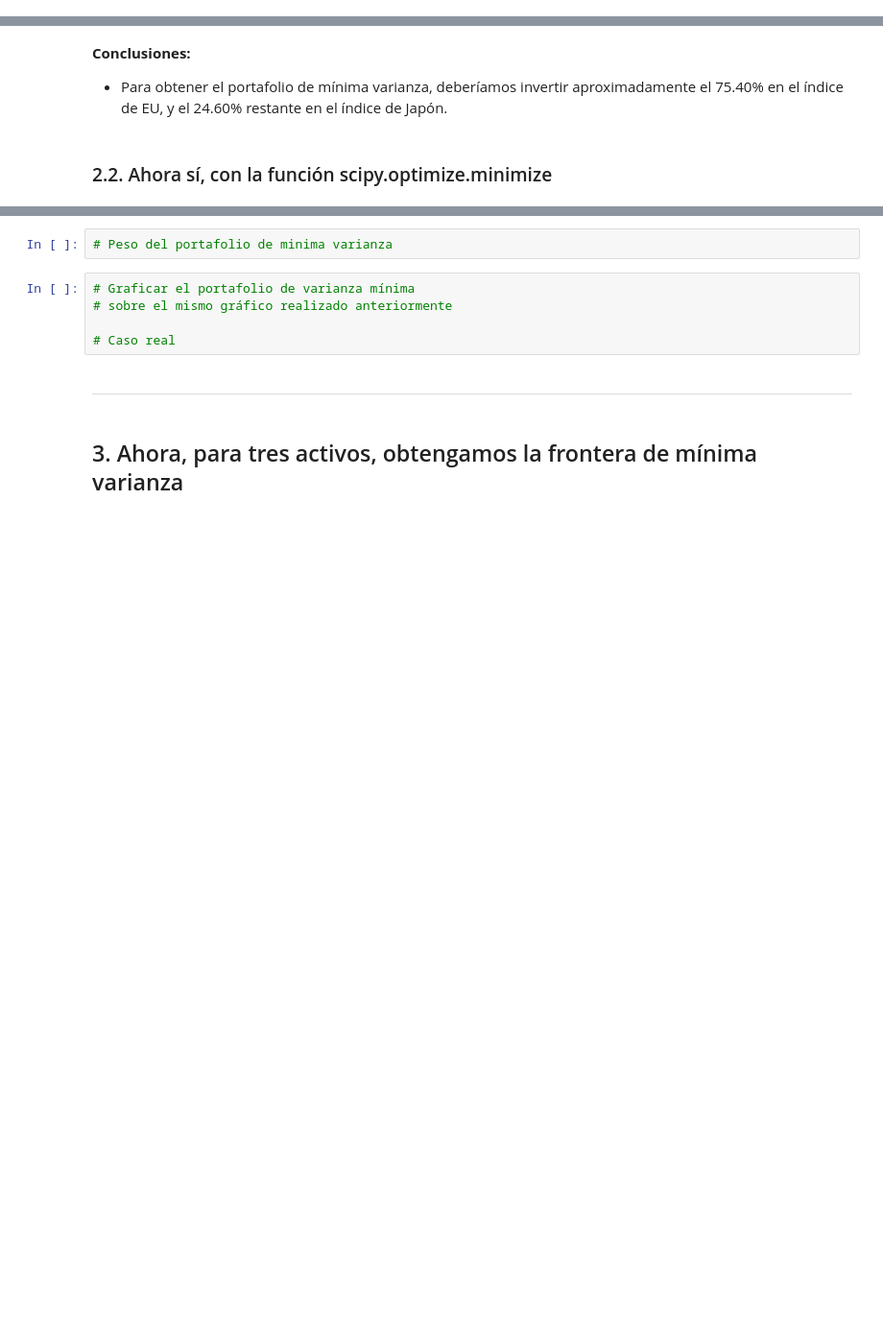
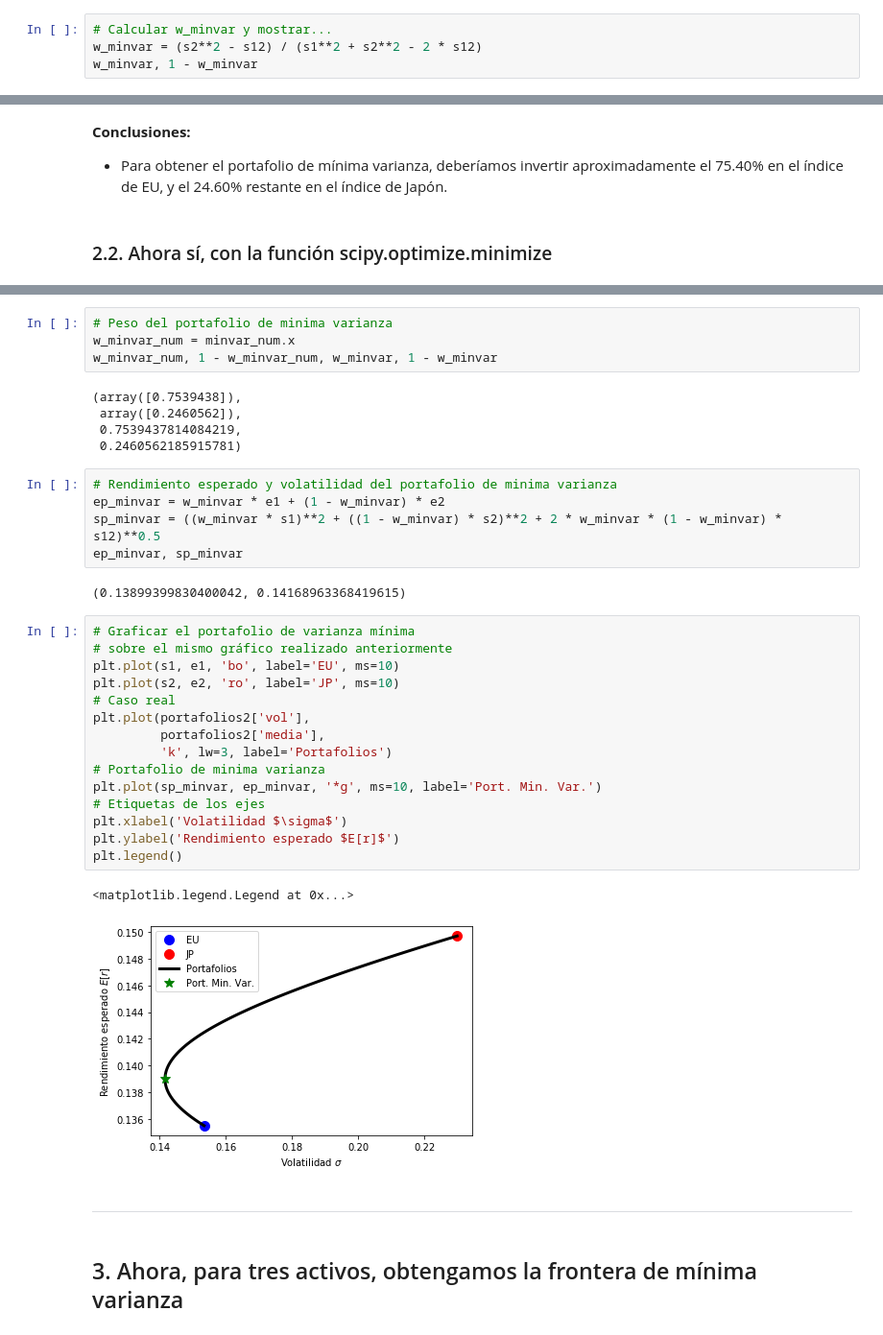
Before and after one commit to Luis168735/porinvp2022, a Jupyter notebook: Modulo2/Clase9_DiversificacionFuentesRiesgoII.ipynb, the cells around one changed output, grey strips where cells are left out. Shown at 96% size. Saved outputs shown, nothing was run; the diff lists cells and outputs as text; blank space fills up the shorter version.

```diff
--- a/Modulo2/Clase9_DiversificacionFuentesRiesgoII.ipynb
+++ b/Modulo2/Clase9_DiversificacionFuentesRiesgoII.ipynb
@@ -273,0 +272,4 @@ $$w^{\ast}=\frac{\sigma_2^2 - \sigma_{12}}{\sigma_1^2+\sigma_2^2-2\sigma_{12}}$$
+# %%
+# Calcular w_minvar y mostrar...
+w_minvar = (s2**2 - s12) / (s1**2 + s2**2 - 2 * s12)
+w_minvar, 1 - w_minvar
@@ -291,10 +341,37 @@ $$w^{\ast}=\frac{\sigma_2^2 - \sigma_{12}}{\sigma_1^2+\sigma_2^2-2\sigma_{12}}$$
 # %%
 # Peso del portafolio de minima varianza
+w_minvar_num = minvar_num.x
+w_minvar_num, 1 - w_minvar_num, w_minvar, 1 - w_minvar
+# %% [output]
+(array([0.7539438]),
+ array([0.2460562]),
+ 0.7539437814084219,
+ 0.2460562185915781)
-# %%
-# Graficar el portafolio de varianza mínima
-# sobre el mismo gráfico realizado anteriormente
-
-# Caso real
+# %%
+# Rendimiento esperado y volatilidad del portafolio de minima varianza
+ep_minvar = w_minvar * e1 + (1 - w_minvar) * e2
+sp_minvar = ((w_minvar * s1)**2 + ((1 - w_minvar) * s2)**2 + 2 * w_minvar * (1 - w_minvar) * s12)**0.5
+ep_minvar, sp_minvar
+# %% [output]
+(0.13899399830400042, 0.14168963368419615)
+# %%
+# Graficar el portafolio de varianza mínima
+# sobre el mismo gráfico realizado anteriormente
+plt.plot(s1, e1, 'bo', label='EU', ms=10)
+plt.plot(s2, e2, 'ro', label='JP', ms=10)
+# Caso real
+plt.plot(portafolios2['vol'],
+         portafolios2['media'],
+         'k', lw=3, label='Portafolios')
+# Portafolio de minima varianza
+plt.plot(sp_minvar, ep_minvar, '*g', ms=10, label='Port. Min. Var.')
+# Etiquetas de los ejes
+plt.xlabel('Volatilidad $\sigma$')
+plt.ylabel('Rendimiento esperado $E[r]$')
+plt.legend()
+# %% [output]
+<matplotlib.legend.Legend at 0x...>
+[figure, added]
 # %% [markdown]
 ___
 # %% [markdown]
```
Also changed, not shown: parts of 19 cells of this notebook, 1 other file.
